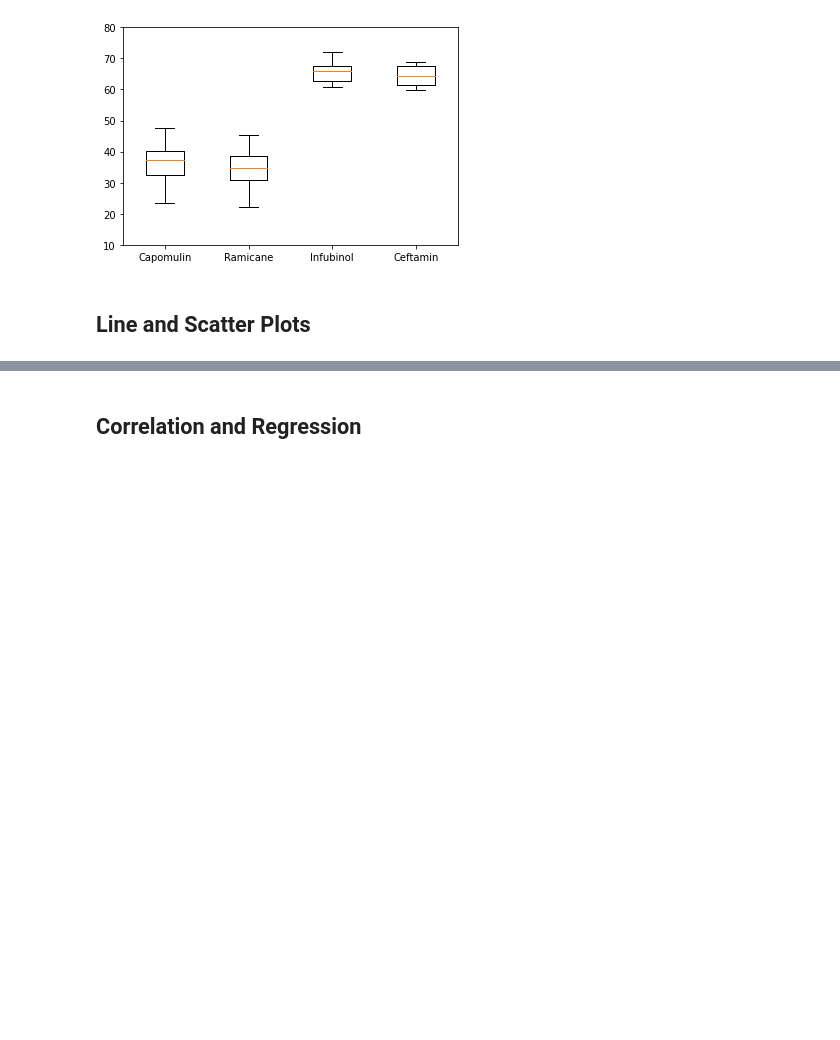
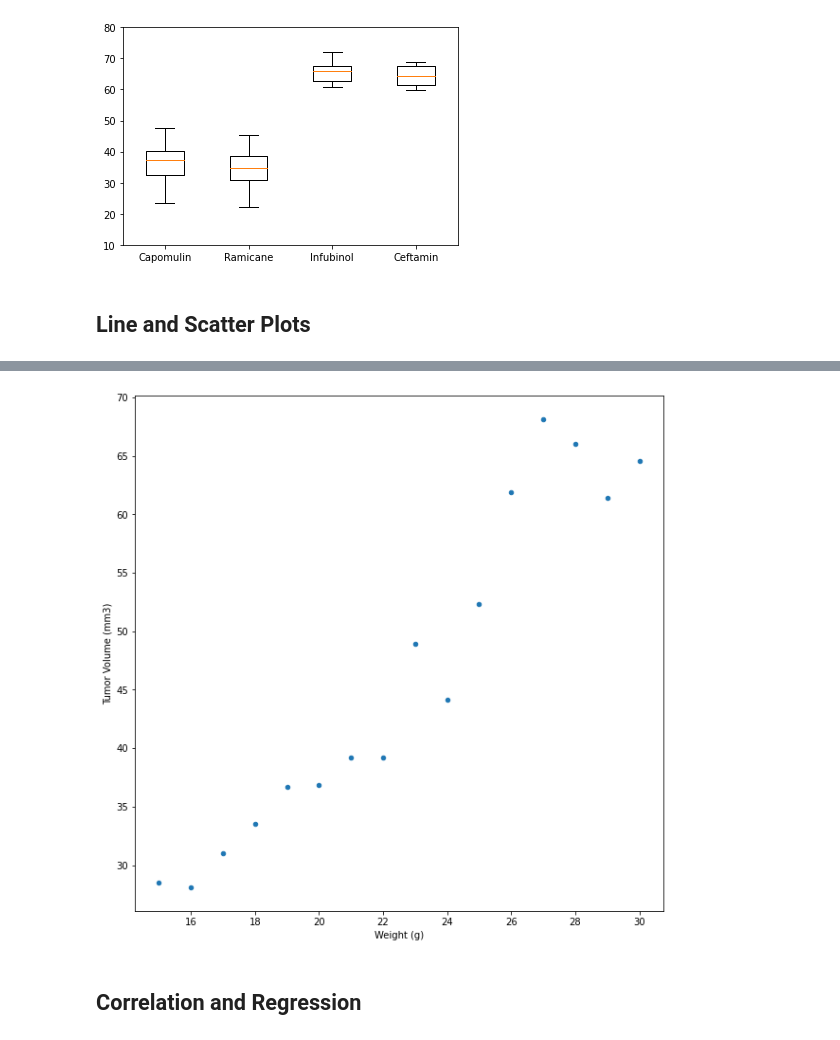
Before and after one commit to alupercio22/matplot-challenge, a Jupyter notebook: Matplotlib-challenge/Pymaceuticals/pymaceuticals_starter.ipynb, the cells around one changed output, grey strips where cells are left out. Drawn from its saved outputs; the diff is of its cells as text; code cells hidden in the pictures; blank space fills up the shorter version.

```diff
--- a/Matplotlib-challenge/Pymaceuticals/pymaceuticals_starter.ipynb
+++ b/Matplotlib-challenge/Pymaceuticals/pymaceuticals_starter.ipynb
@@ -279,2 +278,15 @@ plt.show()
+# %%
+# Generate a scatter plot of average tumor volume vs. mouse weight for the Capomulin regimen
+cap_scatter = clean_data_df[clean_data_df['Drug Regimen'].isin(['Capomulin'])]
+
+cap_scatter = four_regimen[['Mouse ID','Weight (g)', 'Tumor Volume (mm3)']]
+
+cap_weight = cap_scatter.groupby('Weight (g)')['Tumor Volume (mm3)'].mean()
+
+cap_scatter = pd.DataFrame(cap_weight).reset_index()
+
+cap_scatter_plot = cap_scatter.plot(kind='scatter', x='Weight (g)', y='Tumor Volume (mm3)', figsize= (10,10))
+# %% [output]
+[figure, added]
 # %% [markdown]
 ## Correlation and Regression
```
Also changed, not shown: parts of 7 cells of this notebook.
